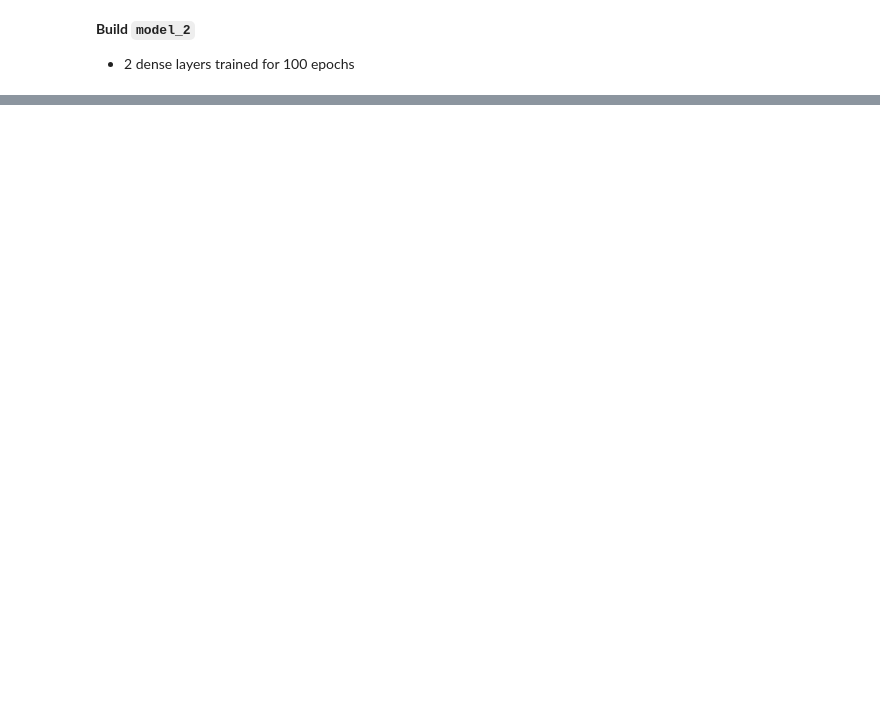
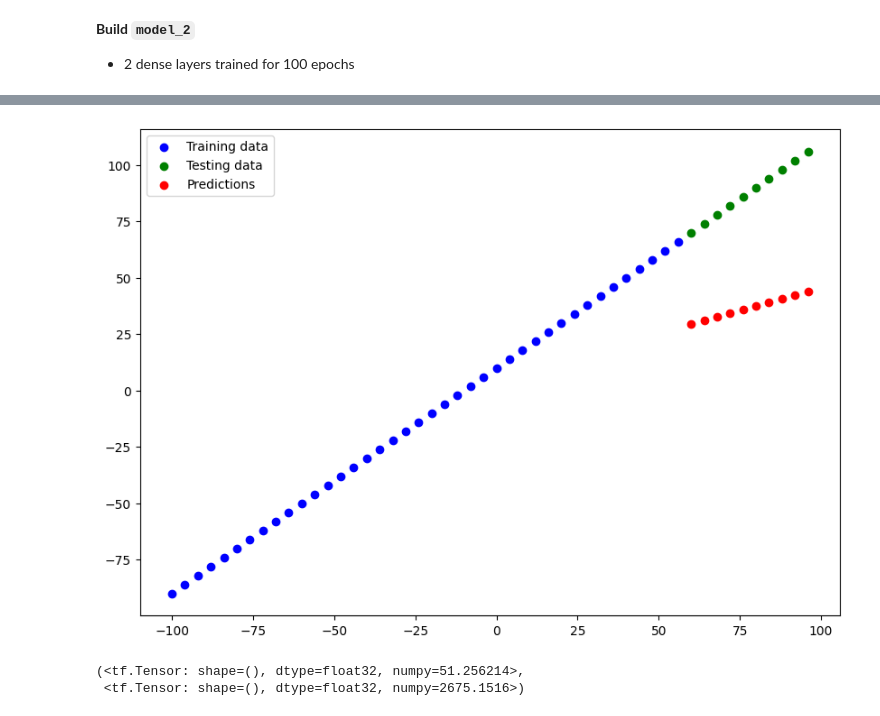
Before and after one commit to Md-Aziz-Developer/tensorflow-learning, a Jupyter notebook: 01_neural_network_regression_with_tensorflow_video.ipynb, the cells around one changed output, grey strips where cells are left out. Saved outputs shown, nothing was run; the diff lists cells and outputs as text; code cells hidden in the pictures; blank space fills up the shorter version.

Commit message:
After tunning model. Model won't give good result on test data

```diff
--- a/01_neural_network_regression_with_tensorflow_video.ipynb
+++ b/01_neural_network_regression_with_tensorflow_video.ipynb
@@ -1121,0 +1127,17 @@ mae_2, mse_2
+# %%
+# Set random seed
+tf.random.set_seed(42)
+
+# 1. Create a model
+model_3=tf.keras.Sequential([
+    tf.keras.layers.Dense(10),
+    tf.keras.layers.Dense(1)
+])
+
+# 2. Compile the model
+model_3.compile(loss=tf.keras.losses.mae,
+                optimizer=tf.keras.optimizers.SGD(),
+                metrics=["mae"])
+
+# 3. Fit the model
+model_3.fit(tf.expand_dims(X,axis=-1),y,epochs=500)
@@ -1121,0 +1163,5 @@ mae_2, mse_2
+# %%
+# Make and plot some predictions
+y_preds_3=model_3.predict(X_test)
+plot_predictions(predictions=y_preds_3)
+# %% [output]
@@ -1121,0 +1169,9 @@ mae_2, mse_2
+[figure, added]
+# %%
+# Calculate model_3 evaulation metrics
+mae_3=mae(y_test,y_preds_3)
+mse_3=mse(y_test,y_preds_3)
+mae_3, mse_3
+# %% [output]
+(<tf.Tensor: shape=(), dtype=float32, numpy=51.256214>,
+ <tf.Tensor: shape=(), dtype=float32, numpy=2675.1516>)
```
Also changed, not shown: parts of 43 cells of this notebook.
